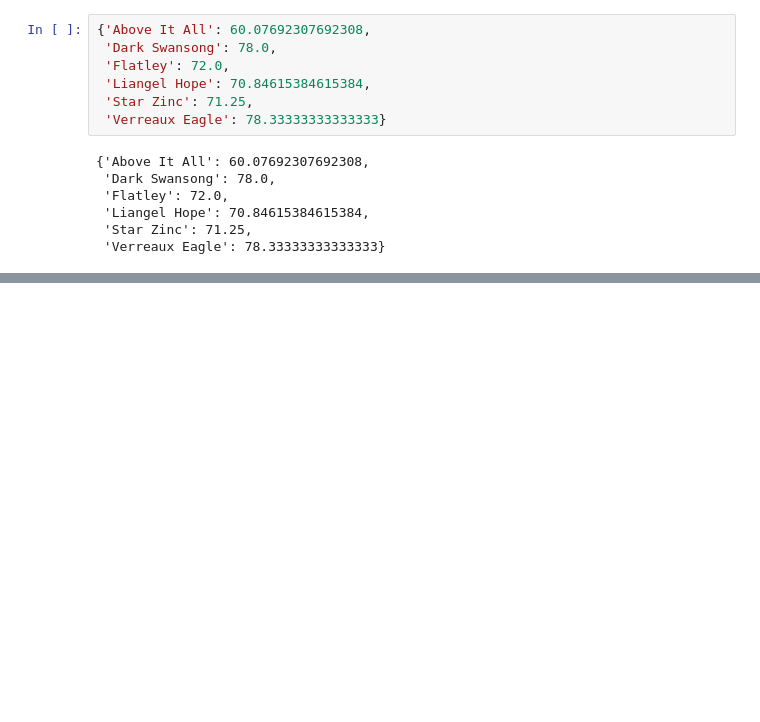
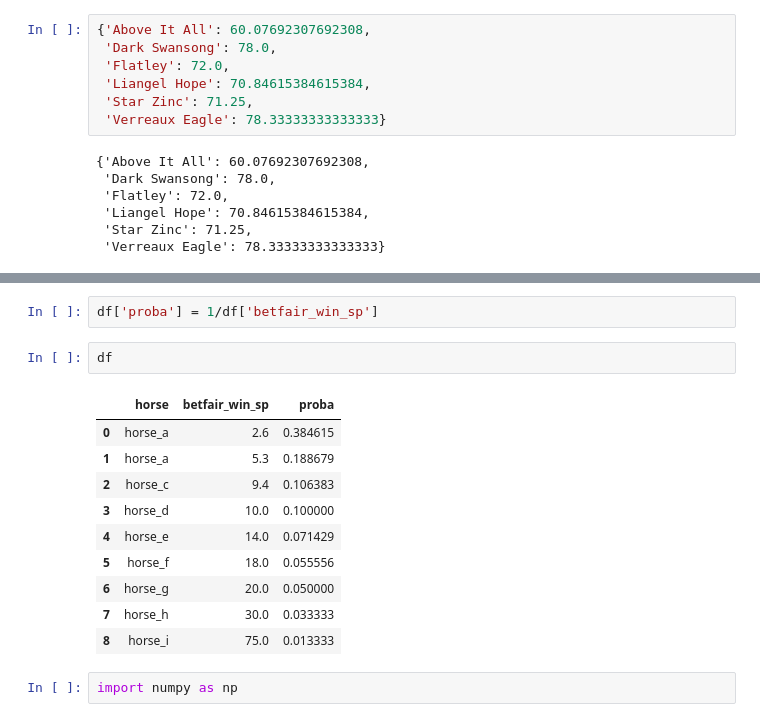
Before and after one commit to twattley/racing-api-project, a Jupyter notebook: notebooks/hack.ipynb, the cells around one changed output, grey strips where cells are left out. Cells and saved outputs as stored; diff of their text form; blank space fills up the shorter version.

```diff
--- a/notebooks/hack.ipynb
+++ b/notebooks/hack.ipynb
@@ -415,0 +435,17 @@ summary
+# %%
+df['proba'] = 1/df['betfair_win_sp']
+# %%
+df
+# %% [output]
+|  | horse | betfair_win_sp | proba |
+| 0 | horse_a | 2.6 | 0.384615 |
+| 1 | horse_a | 5.3 | 0.188679 |
+| 2 | horse_c | 9.4 | 0.106383 |
+| 3 | horse_d | 10.0 | 0.100000 |
+| 4 | horse_e | 14.0 | 0.071429 |
+| 5 | horse_f | 18.0 | 0.055556 |
+| 6 | horse_g | 20.0 | 0.050000 |
+| 7 | horse_h | 30.0 | 0.033333 |
+| 8 | horse_i | 75.0 | 0.013333 |
+# %%
+import numpy as np
```
Also changed, not shown: parts of 6 cells of this notebook, 9 other files.
